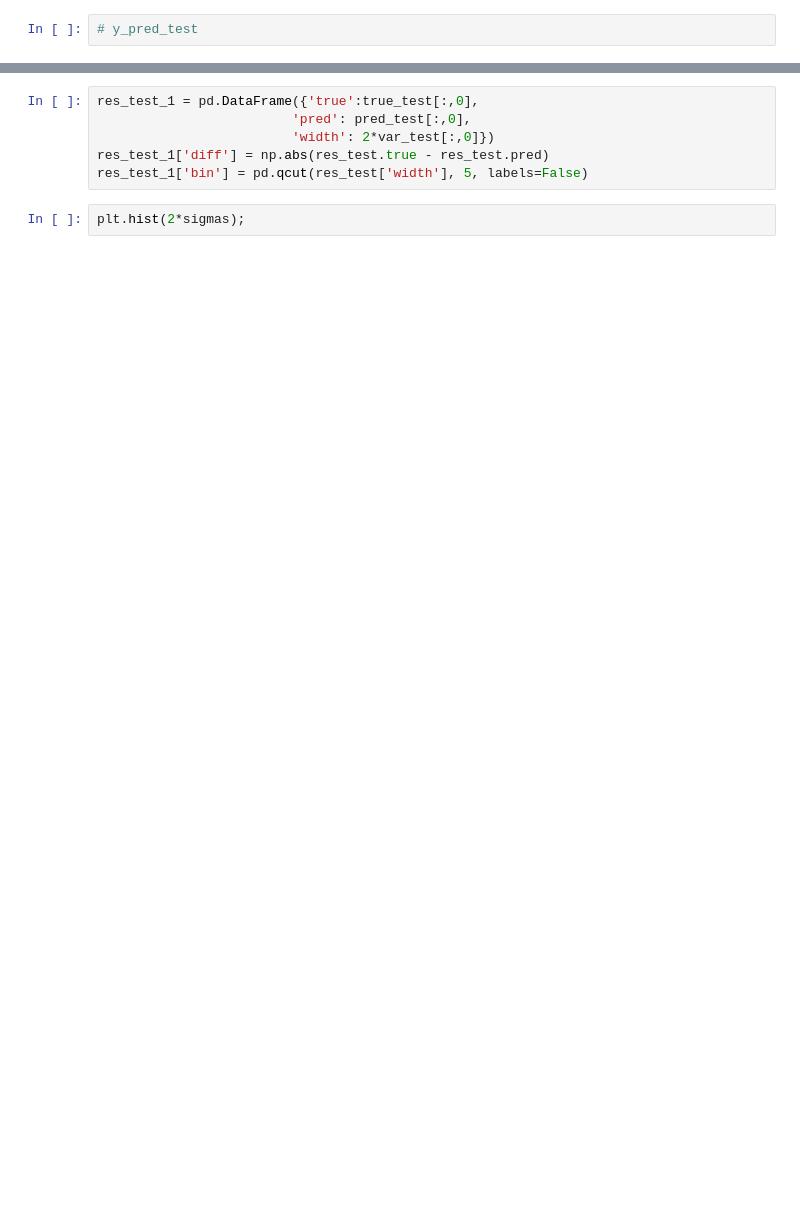
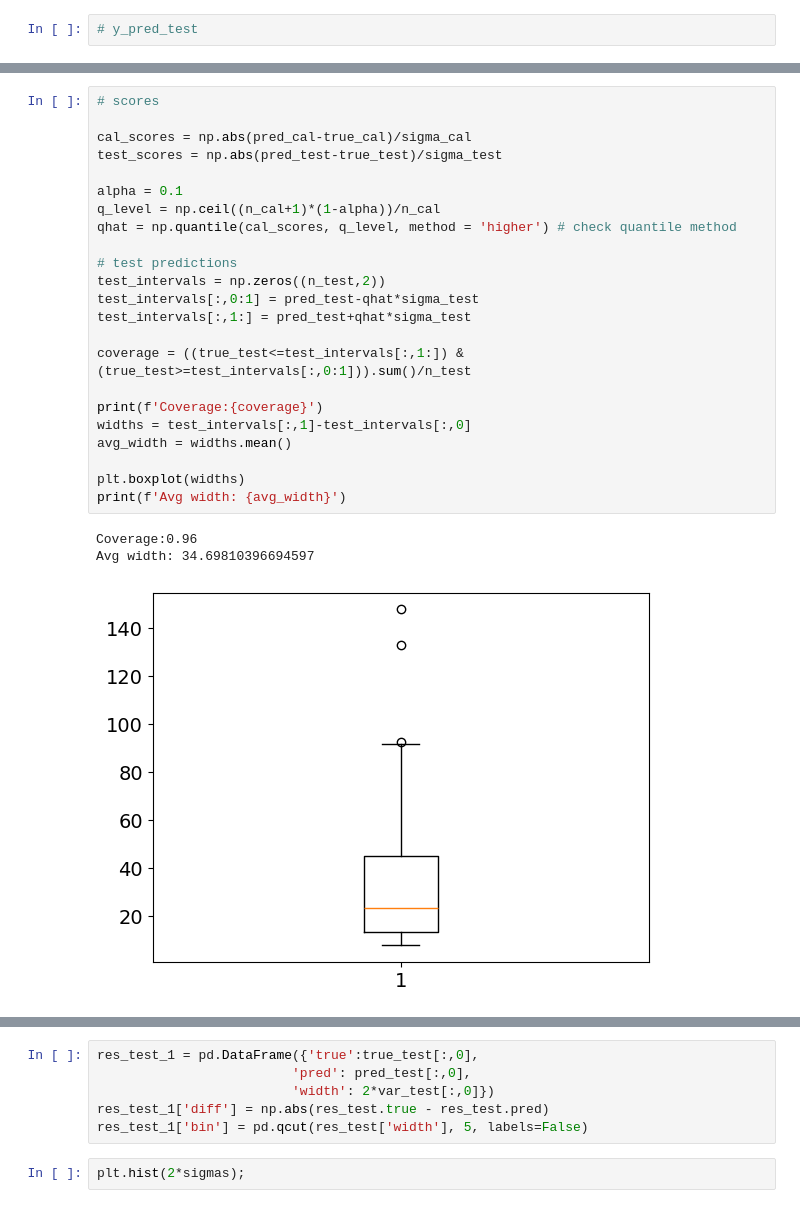
Before and after one commit to JoaoCalem/Conformal-Sparsemax, a Jupyter notebook: notebooks/hsc_real_data.ipynb, the cells around one changed output, grey strips where cells are left out. Saved outputs shown, nothing was run; the diff lists cells and outputs as text; blank space fills up the shorter version.

```diff
--- a/notebooks/hsc_real_data.ipynb
+++ b/notebooks/hsc_real_data.ipynb
@@ -312,0 +299,27 @@ test_intervals[:,1:] = pred_test+var_test
+# %%
+# scores
+
+cal_scores = np.abs(pred_cal-true_cal)/sigma_cal
+test_scores = np.abs(pred_test-true_test)/sigma_test
+
+alpha = 0.1
+q_level = np.ceil((n_cal+1)*(1-alpha))/n_cal
+qhat = np.quantile(cal_scores, q_level, method = 'higher') # check quantile method
+
+# test predictions
+test_intervals = np.zeros((n_test,2))
+test_intervals[:,0:1] = pred_test-qhat*sigma_test
+test_intervals[:,1:] = pred_test+qhat*sigma_test
+
+coverage = ((true_test<=test_intervals[:,1:]) & (true_test>=test_intervals[:,0:1])).sum()/n_test
+
+print(f'Coverage:{coverage}')
+widths = test_intervals[:,1]-test_intervals[:,0]
+avg_width = widths.mean()
+
+plt.boxplot(widths)
+print(f'Avg width: {avg_width}')
+# %% [output]
+Coverage:0.96
+Avg width: 34.69810396694597
+[figure, added]
```
Also changed, not shown: parts of 16 cells of this notebook, 6 other files.
